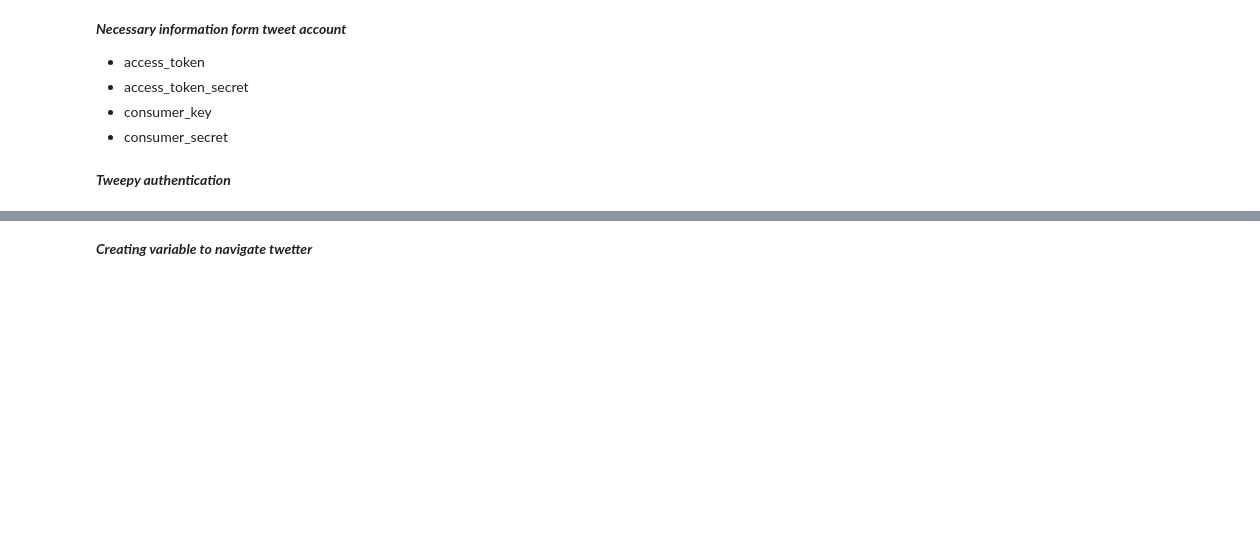
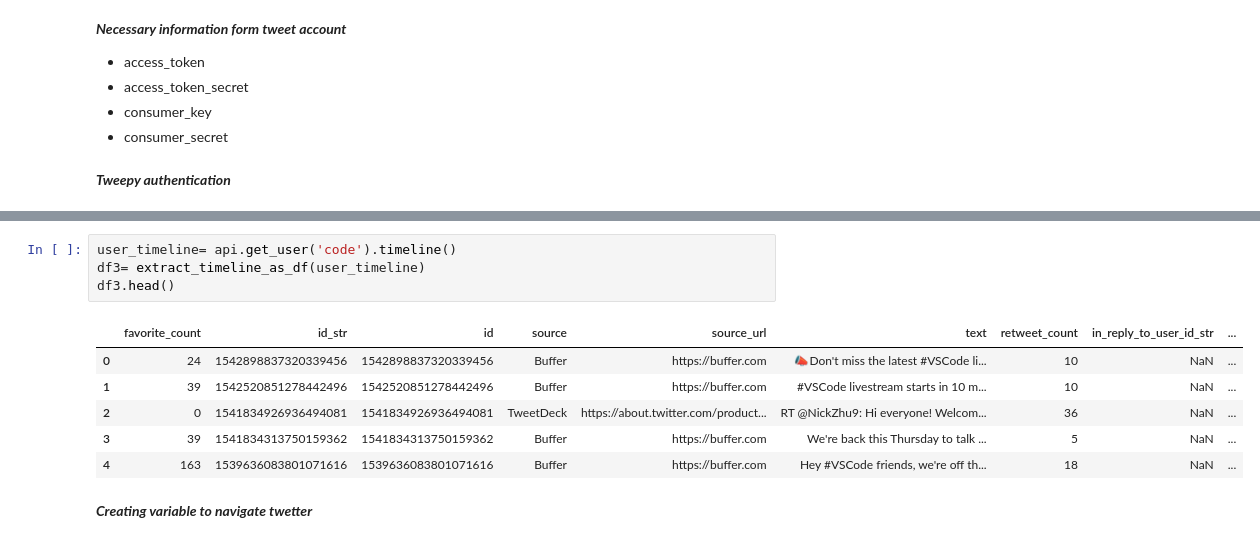
Before and after one commit to mrchapagain/SocialNetworkAnalytics, a Jupyter notebook: TwiteerDataAnalytics.ipynb, the cells around one changed output, grey strips where cells are left out. Drawn from its saved outputs; the diff is of its cells as text; blank space fills up the shorter version.

```diff
--- a/TwiteerDataAnalytics.ipynb
+++ b/TwiteerDataAnalytics.ipynb
@@ -48,3 +92,14 @@ api
+# %%
+user_timeline= api.get_user('code').timeline()
+df3= extract_timeline_as_df(user_timeline)
+df3.head()
+# %% [output]
+|  | favorite_count | id_str | id | source | source_url | text | retweet_count | in_reply_to_user_id_str | ... |
+| 0 | 24 | 1542898837320339456 | 1542898837320339456 | Buffer | https://buffer.com | 📣Don't miss the latest #VSCode li... | 10 | NaN | ... |
+| 1 | 39 | 1542520851278442496 | 1542520851278442496 | Buffer | https://buffer.com | #VSCode livestream starts in 10 m... | 10 | NaN | ... |
+| 2 | 0 | 1541834926936494081 | 1541834926936494081 | TweetDeck | https://about.twitter.com/product... | RT @NickZhu9: Hi everyone! Welcom... | 36 | NaN | ... |
+| 3 | 39 | 1541834313750159362 | 1541834313750159362 | Buffer | https://buffer.com | We're back this Thursday to talk ... | 5 | NaN | ... |
+| 4 | 163 | 1539636083801071616 | 1539636083801071616 | Buffer | https://buffer.com | Hey #VSCode friends, we're off th... | 18 | NaN | ... |
 # %% [markdown]
 ***Creating variable to navigate twetter***
 # %%
```
Also changed, not shown: parts of 13 cells of this notebook.
